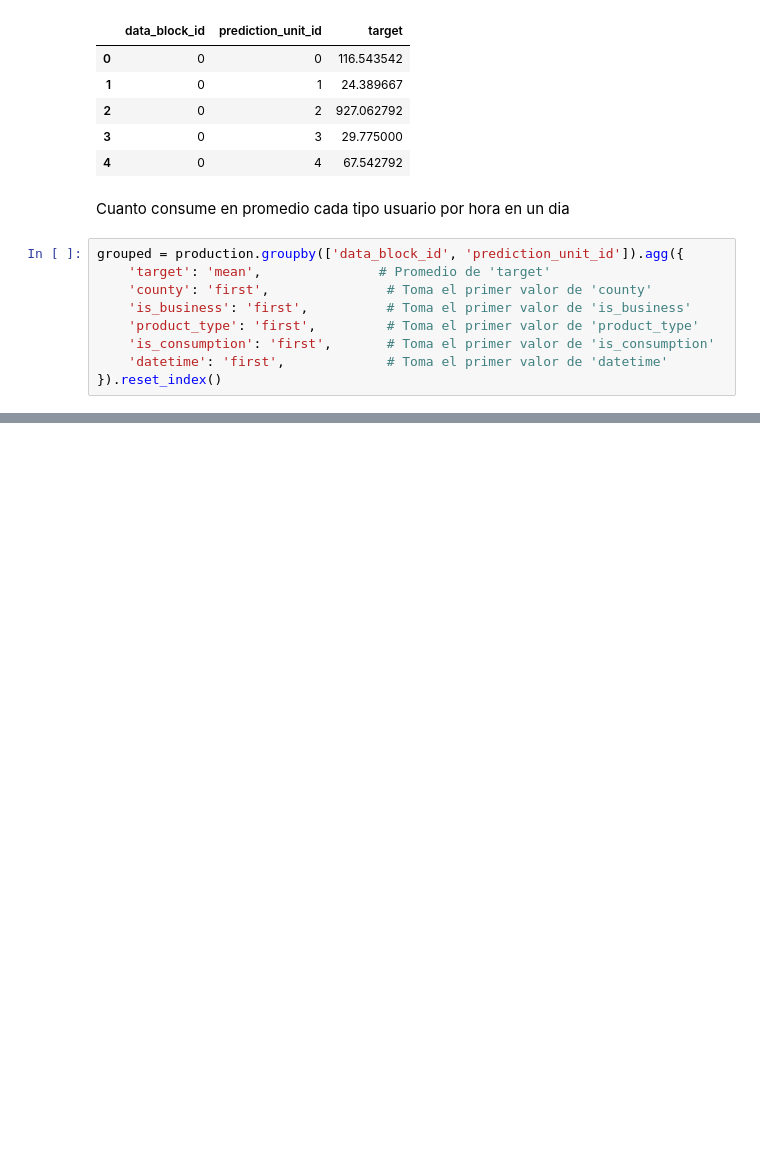
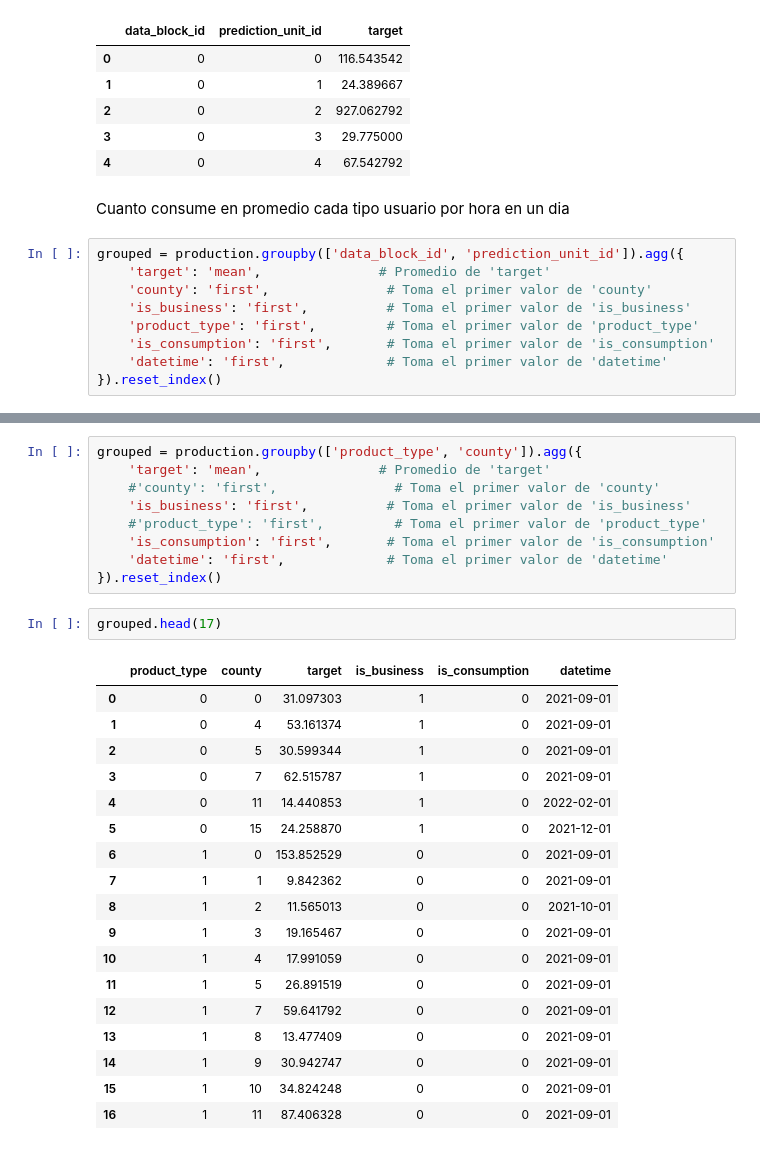
Before and after one commit to josemgoji/Proyecto-integrador-2, a Jupyter notebook: datalab/EDA_2.ipynb, the cells around one changed output, grey strips where cells are left out. Drawn from its saved outputs; the diff is of its cells as text; blank space fills up the shorter version.

```diff
--- a/datalab/EDA_2.ipynb
+++ b/datalab/EDA_2.ipynb
@@ -195,3 +195,33 @@ grouped.head(10)
 | 7 | 0 | 7 | 82.754583 | 1 | 0 | 3 | 0 | ... |
 | 8 | 0 | 8 | 43.124583 | 1 | 1 | 3 | 0 | ... |
 | 9 | 0 | 9 | 55.576292 | 2 | 0 | 3 | 0 | ... |
+# %%
+grouped = production.groupby(['product_type', 'county']).agg({
+    'target': 'mean',               # Promedio de 'target'
+    #'county': 'first',               # Toma el primer valor de 'county'
+    'is_business': 'first',          # Toma el primer valor de 'is_business'
+    #'product_type': 'first',         # Toma el primer valor de 'product_type'
+    'is_consumption': 'first',       # Toma el primer valor de 'is_consumption'
+    'datetime': 'first',             # Toma el primer valor de 'datetime'
+}).reset_index()
+# %%
+grouped.head(17)
+# %% [output]
+|  | product_type | county | target | is_business | is_consumption | datetime |
+| 0 | 0 | 0 | 31.097303 | 1 | 0 | 2021-09-01 |
+| 1 | 0 | 4 | 53.161374 | 1 | 0 | 2021-09-01 |
+| 2 | 0 | 5 | 30.599344 | 1 | 0 | 2021-09-01 |
+| 3 | 0 | 7 | 62.515787 | 1 | 0 | 2021-09-01 |
+| 4 | 0 | 11 | 14.440853 | 1 | 0 | 2022-02-01 |
+| 5 | 0 | 15 | 24.258870 | 1 | 0 | 2021-12-01 |
+| 6 | 1 | 0 | 153.852529 | 0 | 0 | 2021-09-01 |
+| 7 | 1 | 1 | 9.842362 | 0 | 0 | 2021-09-01 |
+| 8 | 1 | 2 | 11.565013 | 0 | 0 | 2021-10-01 |
+| 9 | 1 | 3 | 19.165467 | 0 | 0 | 2021-09-01 |
+| 10 | 1 | 4 | 17.991059 | 0 | 0 | 2021-09-01 |
+| 11 | 1 | 5 | 26.891519 | 0 | 0 | 2021-09-01 |
+| 12 | 1 | 7 | 59.641792 | 0 | 0 | 2021-09-01 |
+| 13 | 1 | 8 | 13.477409 | 0 | 0 | 2021-09-01 |
+| 14 | 1 | 9 | 30.942747 | 0 | 0 | 2021-09-01 |
+| 15 | 1 | 10 | 34.824248 | 0 | 0 | 2021-09-01 |
+| 16 | 1 | 11 | 87.406328 | 0 | 0 | 2021-09-01 |
```
Also changed, not shown: 1 other file.
